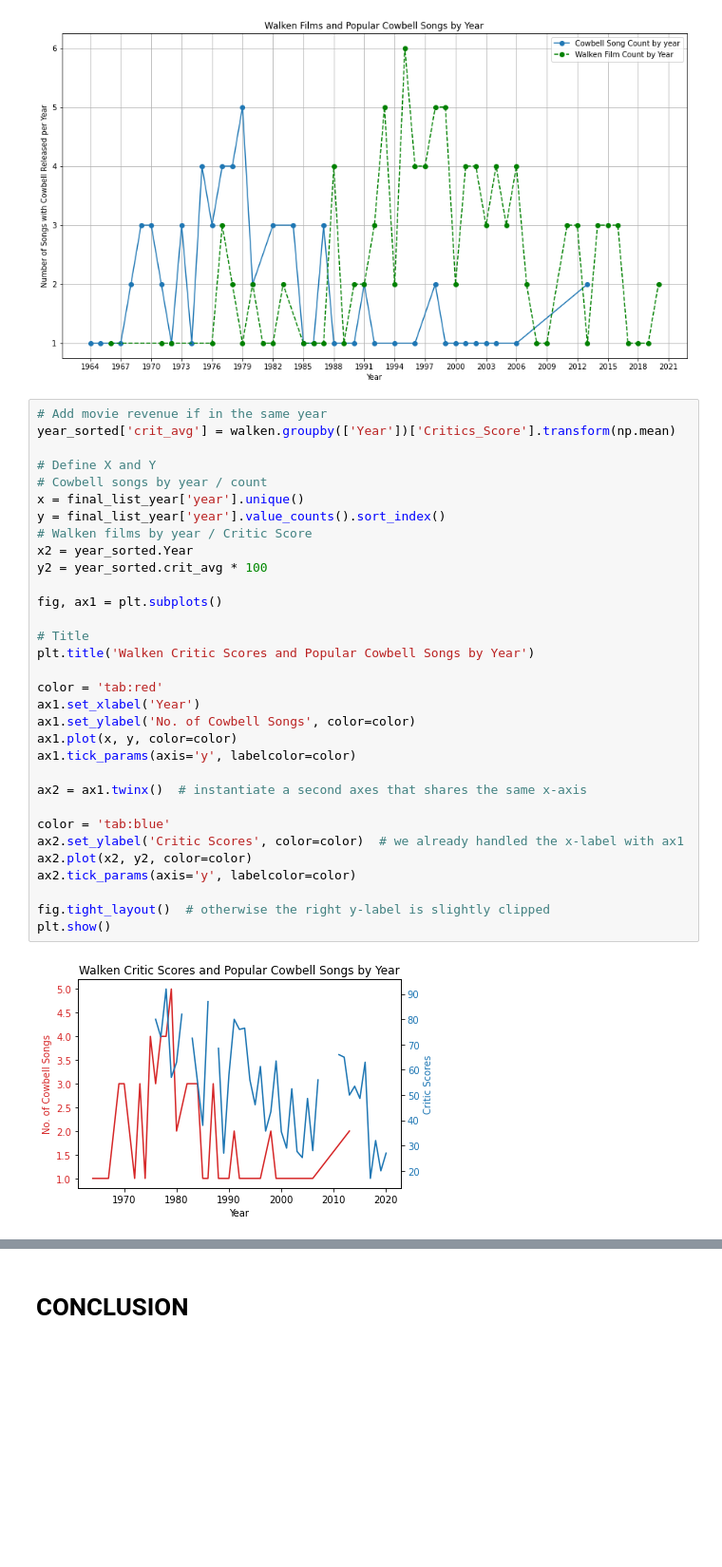
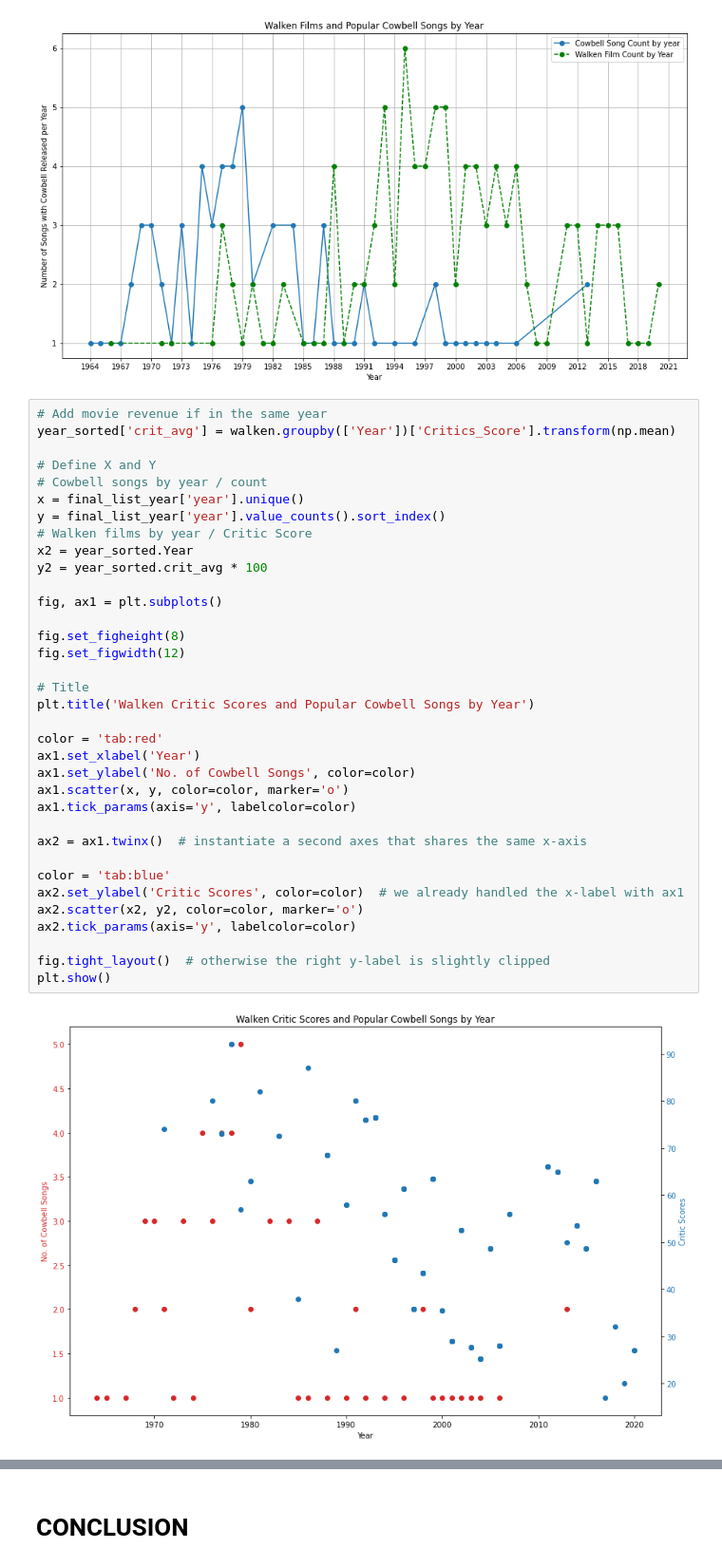
Before and after one commit to Eleanor-Shellstrop/walken, a Jupyter notebook: walken.ipynb, the cells around one changed output, grey strips where cells are left out. Shown at 95% size. Drawn from its saved outputs; the diff is of its cells as text; blank space fills up the shorter version.

```diff
--- a/walken.ipynb
+++ b/walken.ipynb
@@ -333,33 +335,36 @@ plt.show()
 # Add movie revenue if in the same year
 year_sorted['crit_avg'] = walken.groupby(['Year'])['Critics_Score'].transform(np.mean)
 
 # Define X and Y
 # Cowbell songs by year / count
 x = final_list_year['year'].unique()
 y = final_list_year['year'].value_counts().sort_index()
 # Walken films by year / Critic Score
 x2 = year_sorted.Year
 y2 = year_sorted.crit_avg * 100
 
 fig, ax1 = plt.subplots()
 
+fig.set_figheight(8)
+fig.set_figwidth(12)
+
 # Title
 plt.title('Walken Critic Scores and Popular Cowbell Songs by Year')
 
 color = 'tab:red'
 ax1.set_xlabel('Year')
 ax1.set_ylabel('No. of Cowbell Songs', color=color)
-ax1.plot(x, y, color=color)
+ax1.scatter(x, y, color=color, marker='o')
 ax1.tick_params(axis='y', labelcolor=color)
 
 ax2 = ax1.twinx()  # instantiate a second axes that shares the same x-axis
 
 color = 'tab:blue'
 ax2.set_ylabel('Critic Scores', color=color)  # we already handled the x-label with ax1
-ax2.plot(x2, y2, color=color)
+ax2.scatter(x2, y2, color=color, marker='o')
 ax2.tick_params(axis='y', labelcolor=color)
 
 fig.tight_layout()  # otherwise the right y-label is slightly clipped
 plt.show()
 # %% [output]
-[figure, old version]
+[figure, new version]
```
Also changed, not shown: parts of 2 cells of this notebook.
